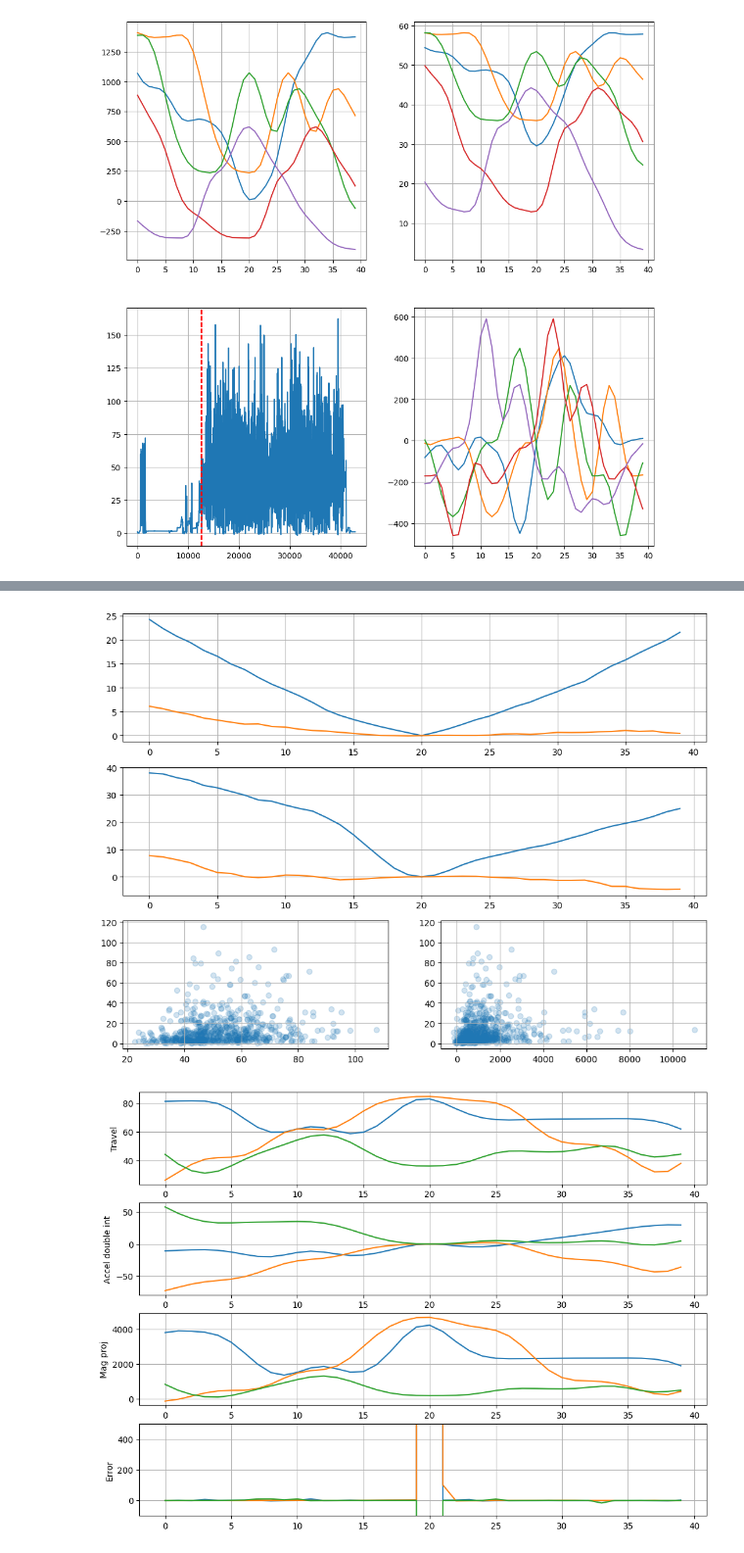
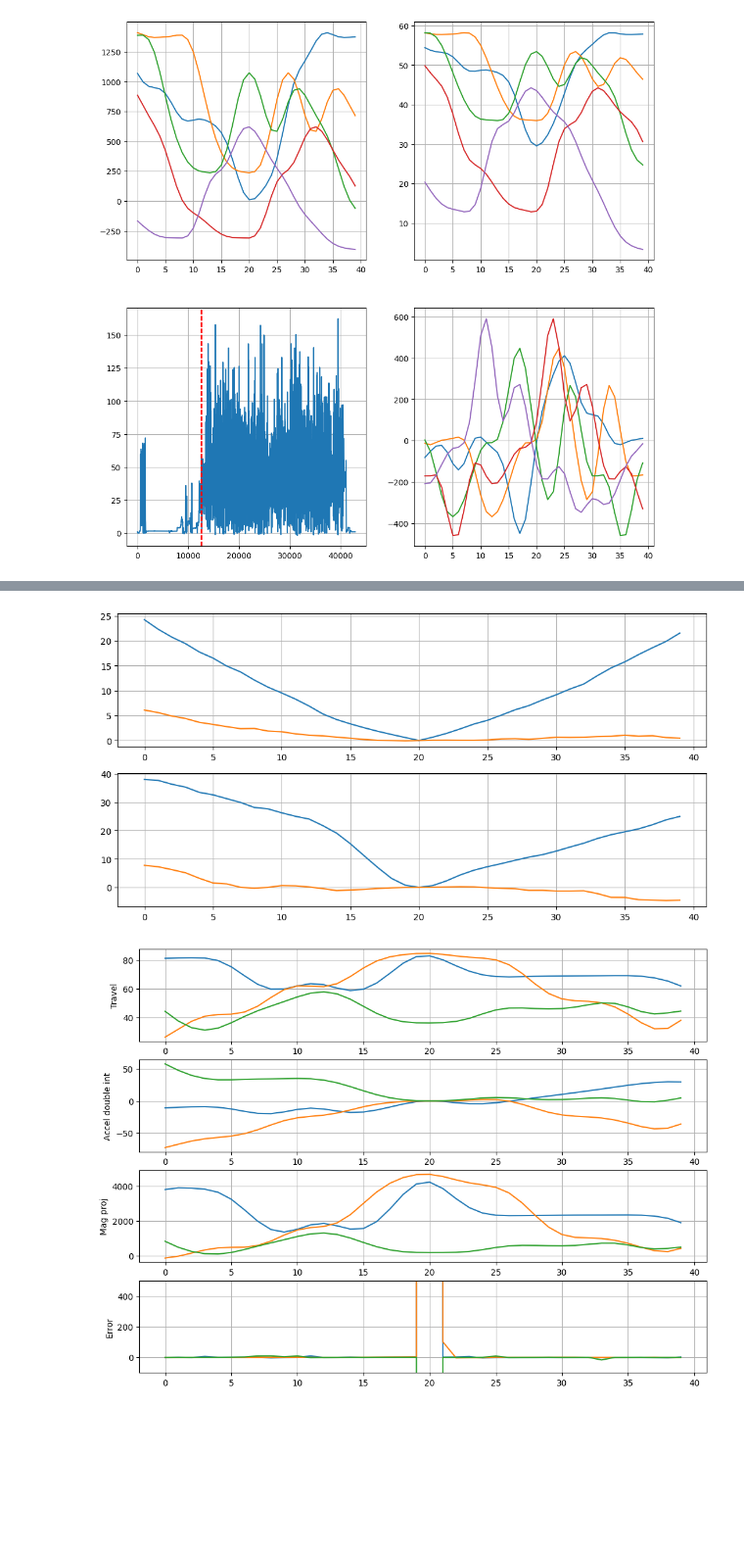
Before and after one commit to colinpate/sus, a Jupyter notebook: notebooks/mag_v_correction.ipynb, the cells around one changed output, grey strips where cells are left out. Shown at 98% size. Cells and saved outputs as stored; diff of their text form; code cells hidden in the pictures; blank space fills up the shorter version.

```diff
--- a/notebooks/mag_v_correction.ipynb
+++ b/notebooks/mag_v_correction.ipynb
@@ -21,16 +22,17 @@ def print_err_stats(x, gt, center=False, prefix=""):
     print(f"{prefix} RMSE: {rmse:.3f}, MAE: {mae:.3f}, ME: {me:.3f}")
     return rmse, mae, me
 # %%
-from analyze_accel_mismatch import derive_gt
+from tools.analyze_accel_mismatch import derive_gt
 
 
-log_filename = "log096"
-out_dir = f"backend/run_artifacts/{log_filename}/cache/"
+log_filename = "log103"
+out_dir = f"../backend/run_artifacts/{log_filename}/cache/"
 ws_file = out_dir + "/all.npz"
 ws = np.load(ws_file)
 print([str(key) for key in ws.keys()])
 
 acc = ws["accel/lpfhp/proj__x"][:, 0]
+a_s2_x = ws["accel/lpf/lis2__x"][:, 0]
 travel = ws["travel__x"][:, 0]
 mag = ws["mag/proj/corr/lpf__x"][:, 0]
 mag_raw = ws["mag__x"]
@@ -245,20 +341,14 @@ Center offset 1 v abs median 183.8 mean 290.7
 # %%
-plt.figure(figsize=(12, 9))
-plt.subplot(3, 1, 1)
+plt.figure(figsize=(12, 6))
+plt.subplot(2, 1, 1)
 plt.plot(mae)
 plt.plot(me)
 plt.grid()
-plt.subplot(3, 1, 2)
+plt.subplot(2, 1, 2)
 plt.plot(med_abs_x)
 plt.plot(med_x)
 plt.grid()
-plt.subplot(3, 2, 5)
-plt.scatter(trav_meds, err_meds, alpha=0.2)
-plt.grid()
-plt.subplot(3, 2, 6)
-plt.scatter(mag_meds, err_meds, alpha=0.2)
-plt.grid()
 # %% [output]
-[figure, old version]
+[figure, new version]
 # %%
 # Plot a few interesting chunks
```
Also changed, not shown: parts of 9 cells of this notebook, 3 other files.
